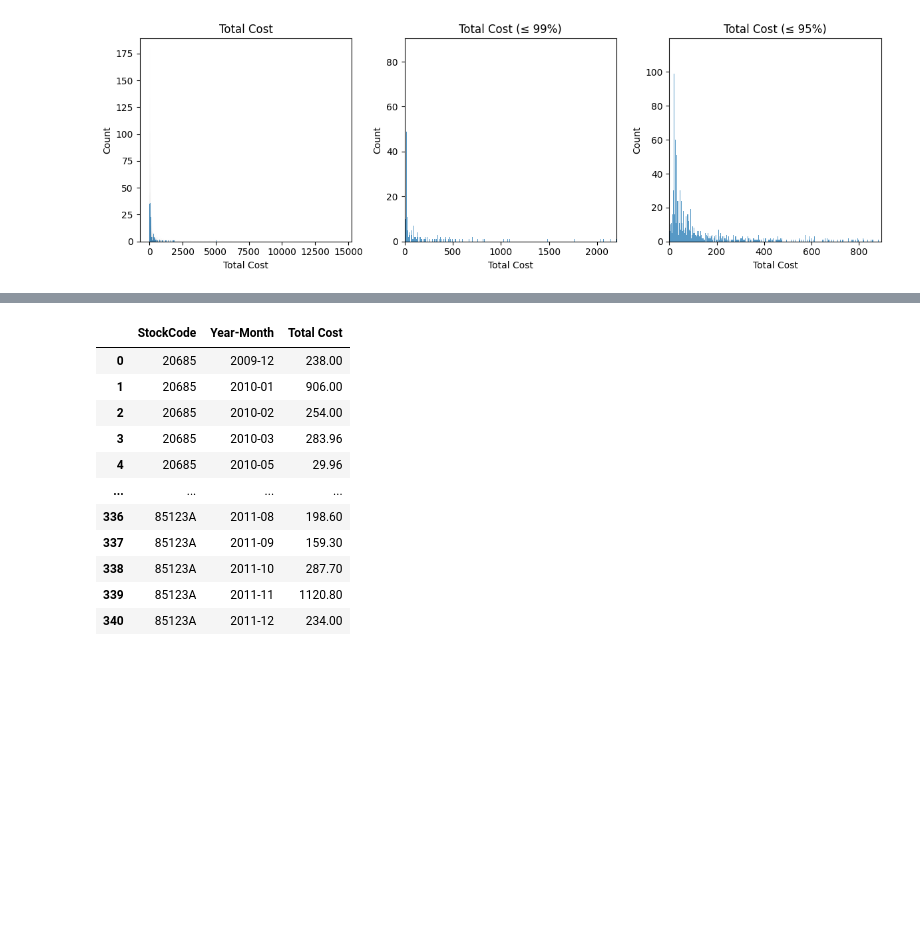
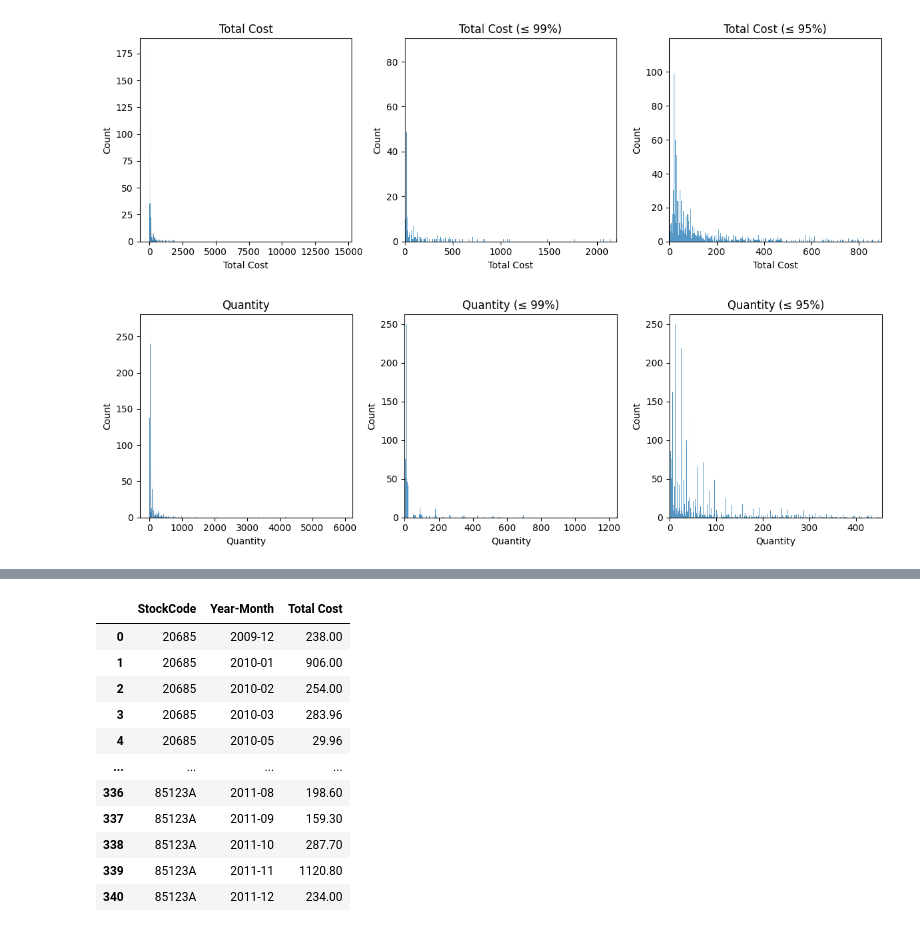
Before and after one commit to Ri-Dearg/ca2-market-retail, a Jupyter notebook: ca2-market-retail.ipynb, the cells around one changed output, grey strips where cells are left out. Saved outputs shown, nothing was run; the diff lists cells and outputs as text; code cells hidden in the pictures; blank space fills up the shorter version.

```diff
--- a/ca2-market-retail.ipynb
+++ b/ca2-market-retail.ipynb
@@ -442,4 +449,23 @@ plt.tight_layout()
 plt.show()
 # %% [output]
 [figure]
+# %%
+# Plot the distribution of quantity per product
+fig, axes = plt.subplots(1, 3, figsize=(12, 4))
+
+sns.histplot(product_revenue['Quantity'], binwidth=3, ax=axes[0])
+axes[0].set_title('Quantity')
+
+sns.histplot(product_revenue['Quantity'], binwidth=0.5, ax=axes[1])
+axes[1].set_xlim(0, product_revenue['Quantity'].quantile(0.99))
+axes[1].set_title('Quantity (≤ 99%)')
+
+sns.histplot(product_revenue['Quantity'], binwidth=1, ax=axes[2])
+axes[2].set_xlim(0, product_revenue['Quantity'].quantile(0.95))
+axes[2].set_title('Quantity (≤ 95%)')
+
+plt.tight_layout()
+plt.show()
+# %% [output]
+[figure, added]
 # %%
```
Also changed, not shown: parts of 17 cells of this notebook.
